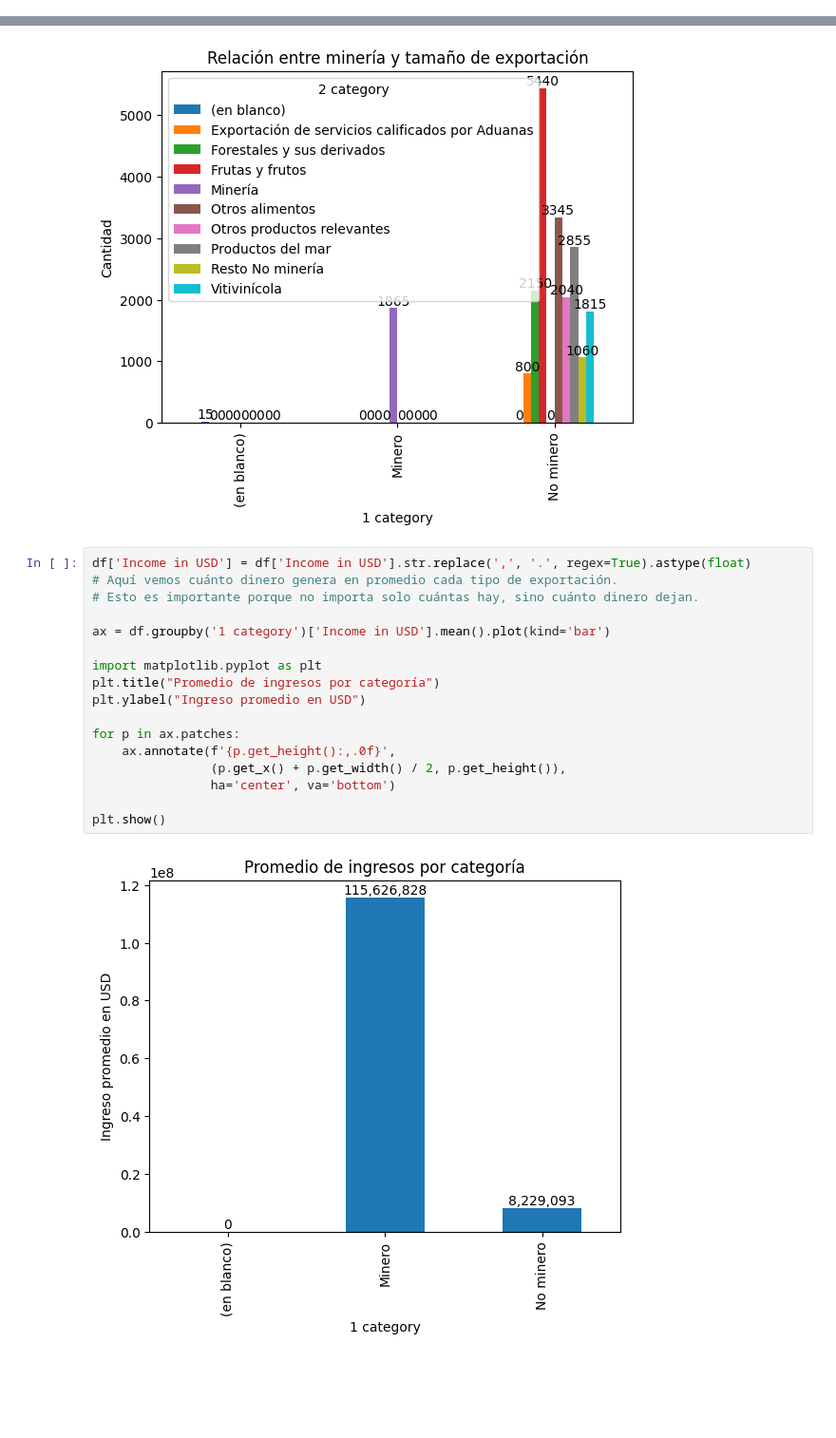
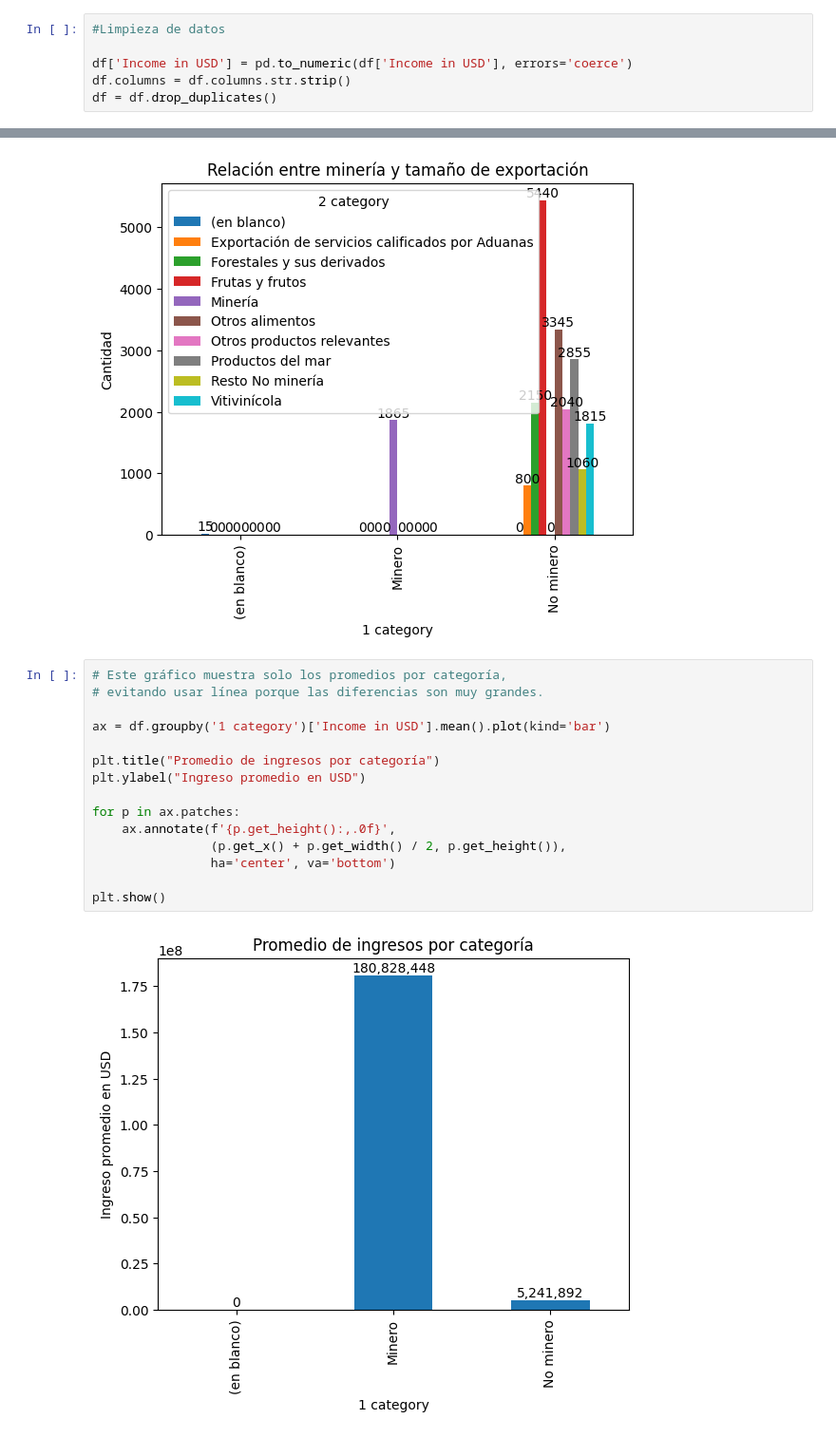
Before and after one commit to Cxris2145/MineriaDatos2026, a Jupyter notebook: ExportacionesChile2026.ipynb, the cells around one changed output, grey strips where cells are left out. Shown at 95% size. Cells and saved outputs as stored; diff of their text form; blank space fills up the shorter version.

```diff
--- a/ExportacionesChile2026.ipynb
+++ b/ExportacionesChile2026.ipynb
@@ -26,6 +26,12 @@ df.head()
 | 2 | China | Minero | Minería | Minerales de hierro y sus concent... | 2017 | 616711446,1 |
 | 3 | China | Minero | Minería | Litio | 2017 | 234218255 |
 | 4 | China | Minero | Minería | Minerales de molibdeno y sus conc... | 2017 | 37490057,93 |
+# %%
+#Limpieza de datos
+
+df['Income in USD'] = pd.to_numeric(df['Income in USD'], errors='coerce')
+df.columns = df.columns.str.strip()
+df = df.drop_duplicates()
 # %%
 df_anio = df["Year"].describe()
 print(df_anio)
@@ -247,22 +270,20 @@ plt.show()
 # %% [output]
 [figure]
 # %%
-df['Income in USD'] = df['Income in USD'].str.replace(',', '.', regex=True).astype(float)
-# Aquí vemos cuánto dinero genera en promedio cada tipo de exportación.
-# Esto es importante porque no importa solo cuántas hay, sino cuánto dinero dejan.
+# Este gráfico muestra solo los promedios por categoría,
+# evitando usar línea porque las diferencias son muy grandes.
 
 ax = df.groupby('1 category')['Income in USD'].mean().plot(kind='bar')
 
-import matplotlib.pyplot as plt
 plt.title("Promedio de ingresos por categoría")
 plt.ylabel("Ingreso promedio en USD")
 
 for p in ax.patches:
     ax.annotate(f'{p.get_height():,.0f}',
                 (p.get_x() + p.get_width() / 2, p.get_height()),
                 ha='center', va='bottom')
 
 plt.show()
 # %% [output]
-[figure, old version]
+[figure, new version]
 # %%
```
Also changed, not shown: parts of 17 cells of this notebook.
